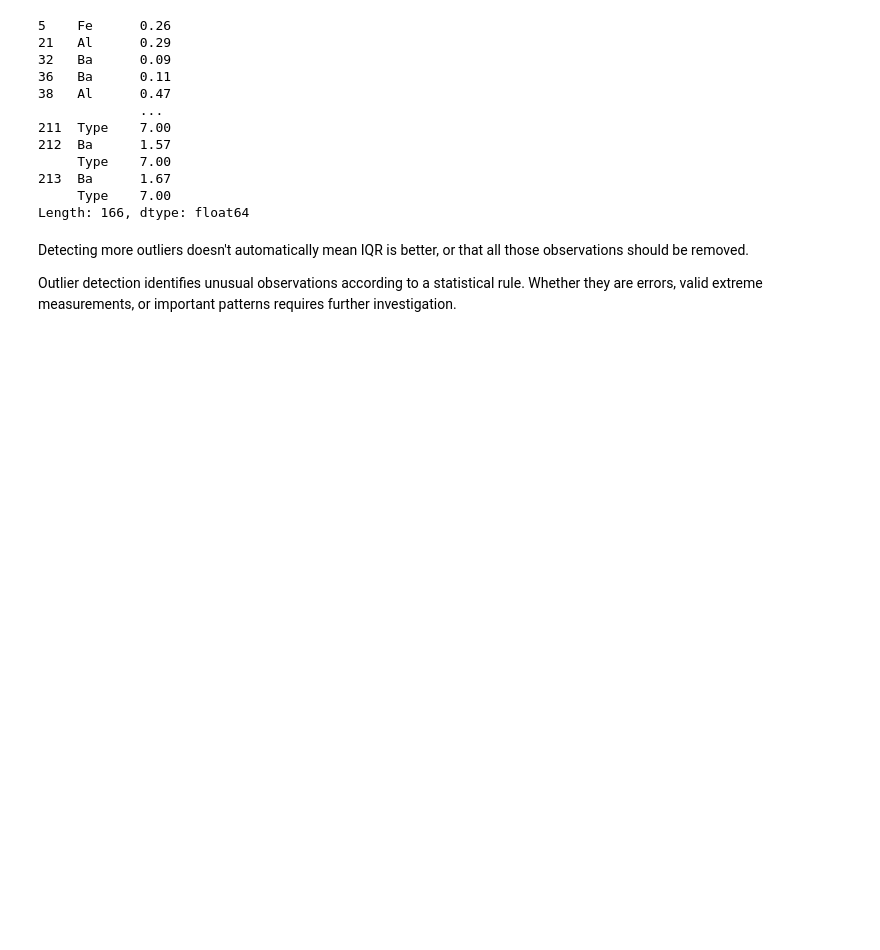
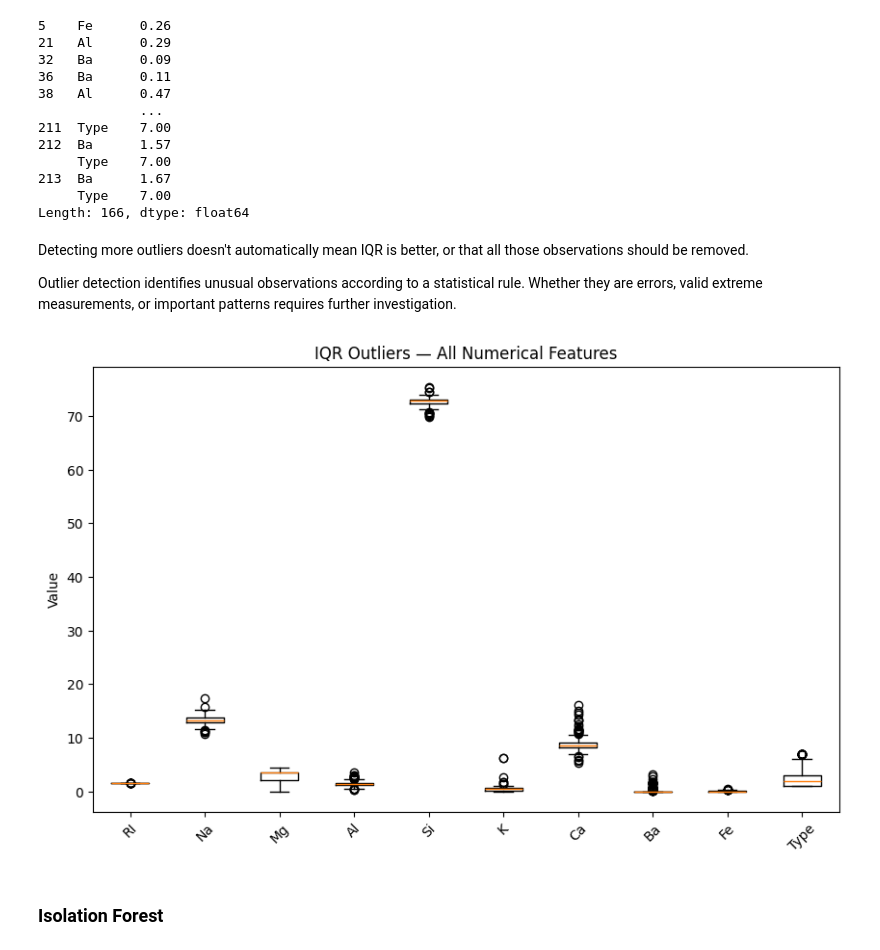
Before and after one commit to AliyarBhos/data-science-journey, a Jupyter notebook: 05_regression/02_regression_data_preparation/04_outliers.ipynb, the cells around one changed output. Drawn from its saved outputs; the diff is of its cells as text; code cells hidden in the pictures; blank space fills up the shorter version.

```diff
--- a/05_regression/02_regression_data_preparation/04_outliers.ipynb
+++ b/05_regression/02_regression_data_preparation/04_outliers.ipynb
@@ -170,3 +225,20 @@ Length: 166, dtype: float64
 Detecting more outliers doesn't automatically mean IQR is better, or that all those observations should be removed.
 
 Outlier detection identifies unusual observations according to a statistical rule. Whether they are errors, valid extreme measurements, or important patterns requires further investigation.
+# %%
+plt.figure(figsize=(10, 6))
+
+plt.boxplot(
+    [df[col].dropna() for col in df.columns],
+    tick_labels=df.columns
+)
+
+plt.xticks(rotation=45)
+plt.ylabel("Value")
+plt.title("IQR Outliers — All Numerical Features")
+
+plt.show();
+# %% [output]
+[figure, added]
+# %% [markdown]
+### Isolation Forest
```
Also changed, not shown: parts of 7 cells of this notebook.
